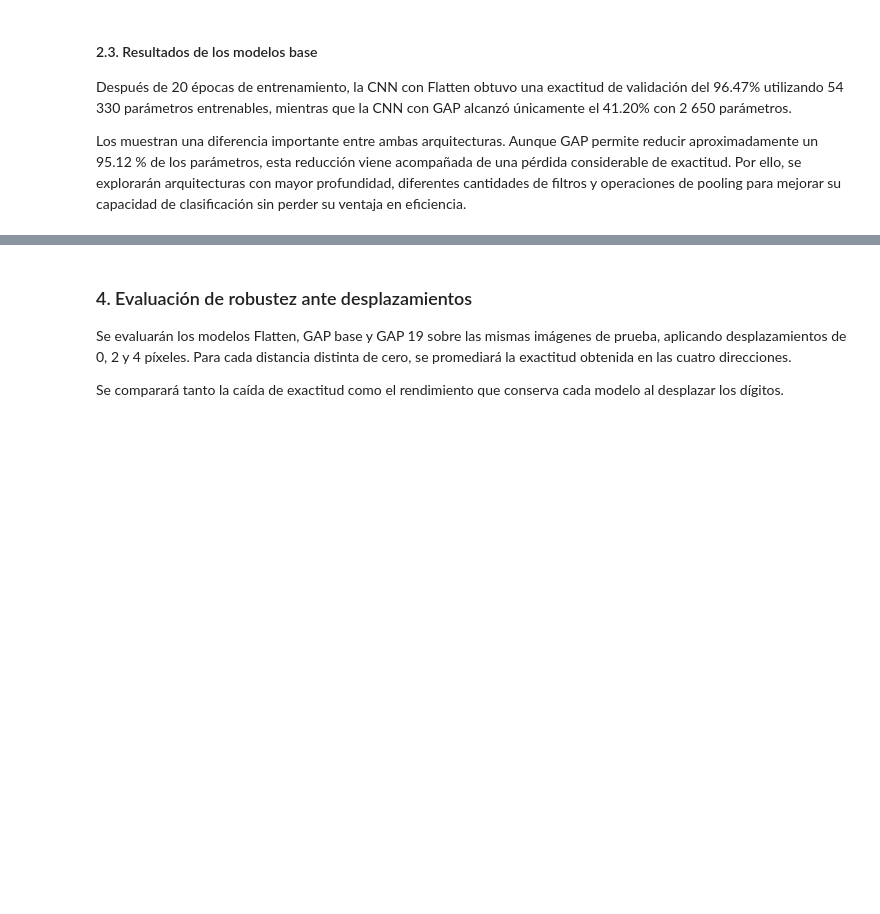
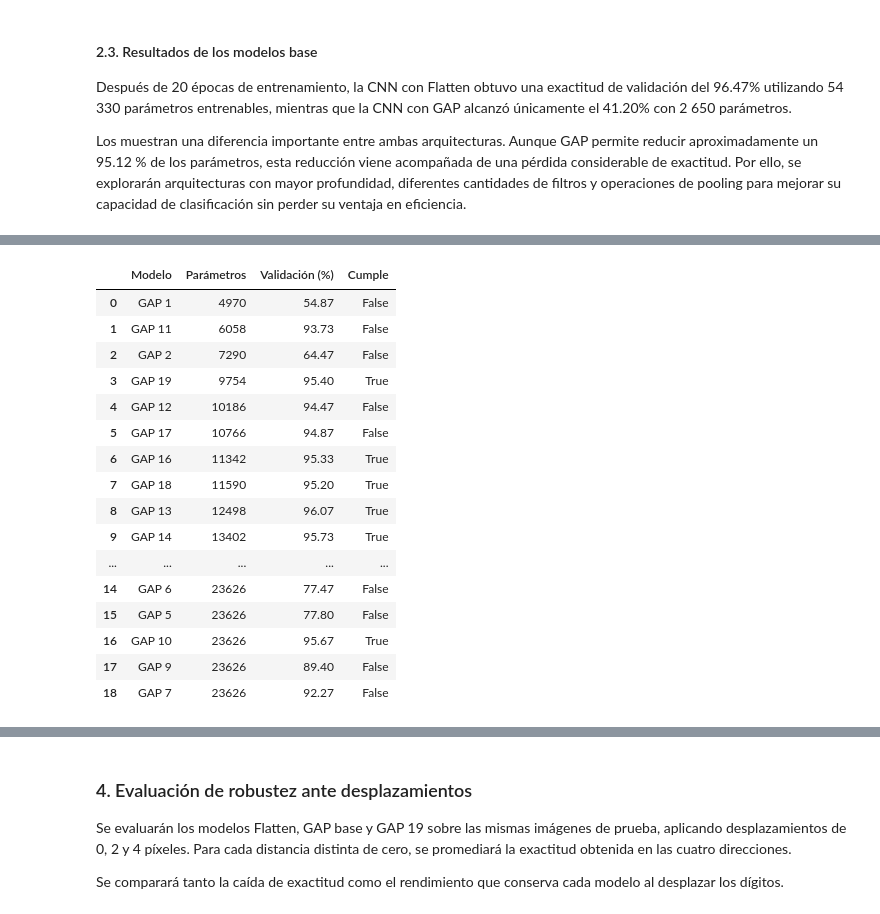
Before and after one commit to adriamedinaa-ang/icd2026, a Jupyter notebook: Tareas/Tarea 5/Tarea 5.ipynb, the cells around one changed output, grey strips where cells are left out. Cells and saved outputs as stored; diff of their text form; code cells hidden in the pictures; blank space fills up the shorter version.

```diff
--- a/Tareas/Tarea 5/Tarea 5.ipynb
+++ b/Tareas/Tarea 5/Tarea 5.ipynb
@@ -1020,0 +549,15 @@ Modelo guardado correctamente.
+# %%
+variantes_compactas = {
+    "GAP 11": (8, 16, 16, 16),
+    "GAP 12": (8, 16, 24, 24),
+    "GAP 13": (8, 24, 24, 24),
+    "GAP 14": (12, 24, 24, 24),
+    "GAP 15": (12, 32, 32, 32),
+    "GAP 16": (8, 20, 24, 24),
+    "GAP 17": (8, 24, 20, 24),
+    "GAP 18": (8, 24, 24, 20),
+    "GAP 19": (8, 20, 20, 24)
+}
+
+# Se conserva la distribución de pooling de GAP 10
+POOLING_OPTIMO = (1, 2, 3)
@@ -1020,0 +614,66 @@ Modelo guardado correctamente.
+# %%
+# Reunir los resultados de todas las variantes
+tabla_general = pd.concat([
+    tabla_gap[["Modelo", "Parámetros", "Validación (%)"]],
+    tabla_bloques[["Modelo", "Parámetros", "Validación (%)"]],
+    tabla_compactos[["Modelo", "Parámetros", "Validación (%)"]]
+], ignore_index=True)
+
+# Identificar las arquitecturas que cumplen ambos requisitos
+tabla_general["Cumple"] = (
+    (tabla_general["Validación (%)"] > 95) &
+    (tabla_general["Parámetros"] < modelo_flatten.count_params())
+)
+
+# Ordenar por número de parámetros
+tabla_general = tabla_general.sort_values(
+    "Parámetros"
+).reset_index(drop=True)
+
+display(tabla_general.round(2))
+
+# Seleccionar el modelo más compacto que cumple
+candidatos = tabla_general[tabla_general["Cumple"]]
+
+if candidatos.empty:
+    raise ValueError("Ninguna arquitectura cumple ambos requisitos.")
+
+nombre_seleccionado = candidatos.iloc[0]["Modelo"]
+
+todos_modelos_gap = {
+    **modelos_gap,
+    **modelos_bloques,
+    **modelos_compactos
+}
+
+modelo_gap_seleccionado = todos_modelos_gap[nombre_seleccionado]
+
+parametros_flatten = modelo_flatten.count_params()
+parametros_gap = modelo_gap_seleccionado.count_params()
+
+ahorro = parametros_flatten - parametros_gap
+reduccion = ahorro / parametros_flatten * 100
+
+print(f"Modelo seleccionado: {nombre_seleccionado}")
+print(f"Parámetros: {parametros_gap:,}")
+print(f"Ahorro: {ahorro:,} parámetros ({reduccion:.2f} %)")
+
+modelo_gap_seleccionado.summary()
+# %% [output]
+|  | Modelo | Parámetros | Validación (%) | Cumple |
+| 0 | GAP 1 | 4970 | 54.87 | False |
+| 1 | GAP 11 | 6058 | 93.73 | False |
+| 2 | GAP 2 | 7290 | 64.47 | False |
+| 3 | GAP 19 | 9754 | 95.40 | True |
+| 4 | GAP 12 | 10186 | 94.47 | False |
+| 5 | GAP 17 | 10766 | 94.87 | False |
+| 6 | GAP 16 | 11342 | 95.33 | True |
+| 7 | GAP 18 | 11590 | 95.20 | True |
+| 8 | GAP 13 | 12498 | 96.07 | True |
+| 9 | GAP 14 | 13402 | 95.73 | True |
+| ... | ... | ... | ... | ... |
+| 14 | GAP 6 | 23626 | 77.47 | False |
+| 15 | GAP 5 | 23626 | 77.80 | False |
+| 16 | GAP 10 | 23626 | 95.67 | True |
+| 17 | GAP 9 | 23626 | 89.40 | False |
+| 18 | GAP 7 | 23626 | 92.27 | False |
```
Also changed, not shown: parts of 36 cells of this notebook.
